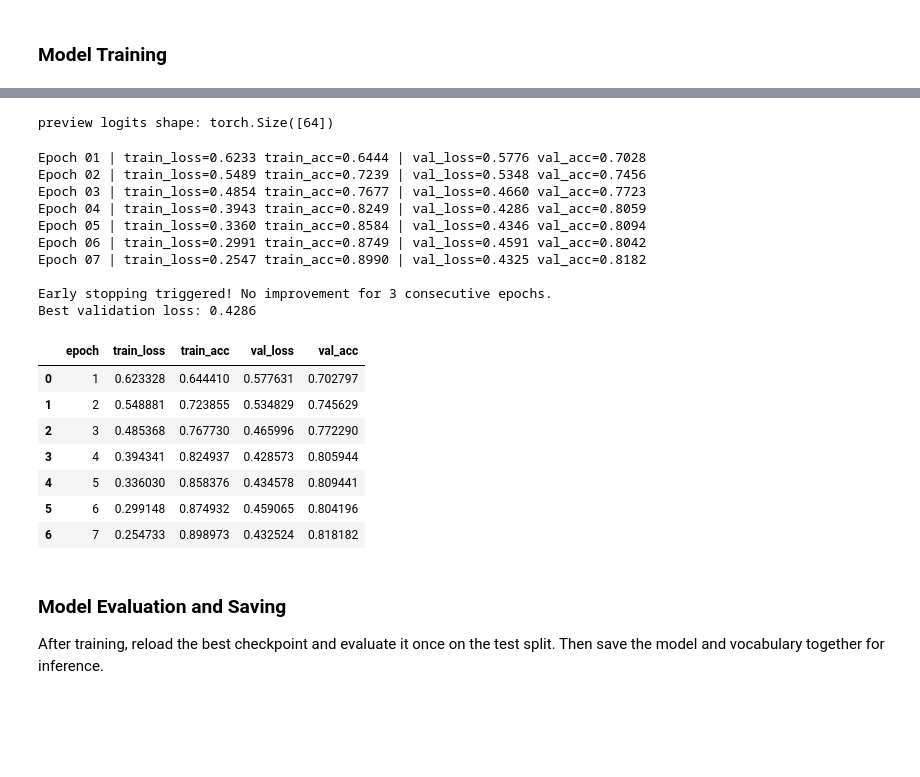
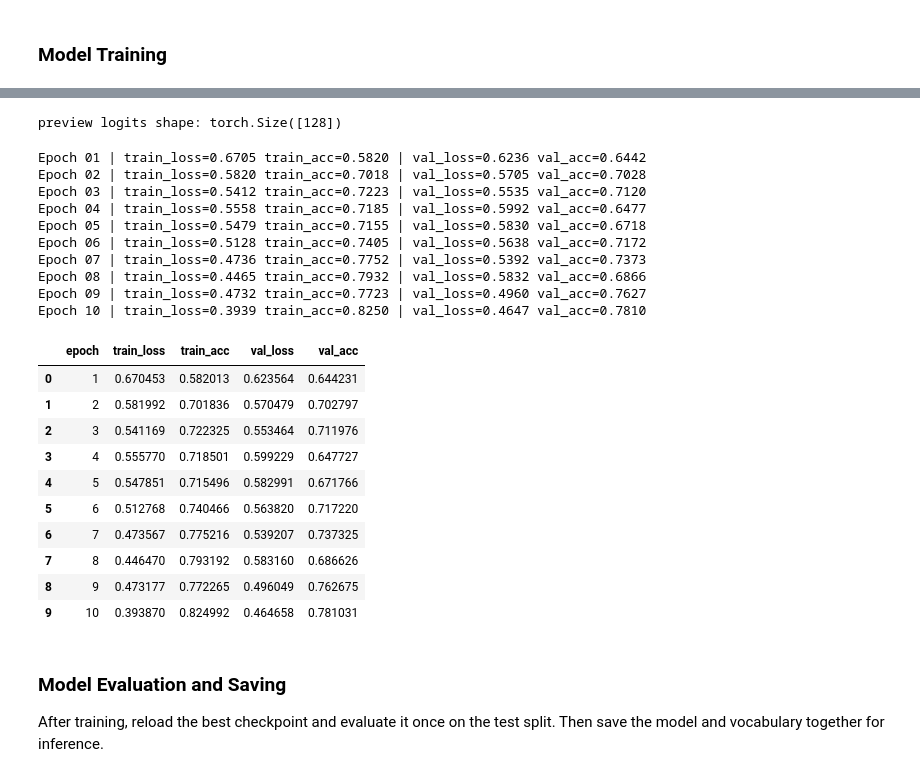
Before and after one commit to lemonmelonn/devanasokan_fyp, a Jupyter notebook: 05_model_training/model2_lstm_new.ipynb, the cells around one changed output, grey strips where cells are left out. Drawn from its saved outputs; the diff is of its cells as text; code cells hidden in the pictures; blank space fills up the shorter version.

```diff
--- a/05_model_training/model2_lstm_new.ipynb
+++ b/05_model_training/model2_lstm_new.ipynb
@@ -40,7 +42,8 @@ print(f"Using device: {device}")
 Using device: cuda
 # %%
 # Set up Hugging Face cache directory
-cache_dir = Path(r"C:/Users/User/Documents/devanasokan_fyp/huggingface_cache")
+cache_path = "../huggingface_cache"
+cache_dir = Path(cache_path)
 cache_dir.mkdir(parents=True, exist_ok=True)
 tokenizer = BertTokenizer.from_pretrained("bert-base-uncased", cache_dir=str(cache_dir))
 print(f"Tokenizer vocab size: {len(tokenizer)}")
@@ -59,8 +63,8 @@ test_df = pd.read_csv("C:/Users/User/Documents/devanasokan_fyp/modeldata/test15.
 ratio = "70:15:15"
 # %%
 # Load the datasets (Ratio of 80:10:10 for train, validation, and test sets)
-train_df = pd.read_csv("C:/Users/User/Documents/devanasokan_fyp/modeldata/train80.csv")
-val_df = pd.read_csv("C:/Users/User/Documents/devanasokan_fyp/modeldata/val10.csv")
-test_df = pd.read_csv("C:/Users/User/Documents/devanasokan_fyp/modeldata/test10.csv")
+train_df = pd.read_csv(f"{data_path}/train80.csv")
+val_df = pd.read_csv(f"{data_path}/val10.csv")
+test_df = pd.read_csv(f"{data_path}/test10.csv")
 
 ratio = "80:10:10"
@@ -150,7 +159,7 @@ class LyricsDataset(Dataset):
 g = torch.Generator()
 g.manual_seed(42)
 
-batch_size = 64
+batch_size = 128
 train_loader = DataLoader(
     LyricsDataset(train_df),
     batch_size=batch_size,
@@ -172,11 +181,11 @@ class LSTMClassifier(nn.Module):
     def __init__(
         self,
         vocab_size: int,
-        embedding_dim: int = 128,
-        hidden_dim: int = 128,
-        num_layers: int = 2,
+        embedding_dim: int = 64,
+        hidden_dim: int = 64,
+        num_layers: int = 1,
         bidirectional: bool = True,
-        dropout: float = 0.3,
+        dropout: float = 0.0,
     ):
         super().__init__()
         self.embedding = nn.Embedding(vocab_size, embedding_dim, padding_idx=tokenizer.pad_token_id)
@@ -263,10 +272,12 @@ with torch.no_grad():
     preview_logits = model(batch_input_ids.to(device), batch_lengths.to(device))
 print("preview logits shape:", preview_logits.shape)
 # %% [output]
-preview logits shape: torch.Size([64])
+preview logits shape: torch.Size([128])
 # %%
+# Training LSTM model over 10 epochs with early stopping based on validation loss
+
 num_epochs = 10
-best_val_loss = float("inf")
+best_val_acc = 0
 best_model_path = Path("lstm_lyrics_classifier.pt")
 history = []
 
@@ -279,56 +290,59 @@ for epoch in range(1, num_epochs + 1):
     val_loss, val_acc, _, _, _ = run_epoch(val_loader, training=False)
 
     history.append(
         {
             "epoch": epoch,
             "train_loss": train_loss,
             "train_acc": train_acc,
             "val_loss": val_loss,
             "val_acc": val_acc,
         }
     )
 
     print(
         f"Epoch {epoch:02d} | "
         f"train_loss={train_loss:.4f} train_acc={train_acc:.4f} | "
         f"val_loss={val_loss:.4f} val_acc={val_acc:.4f}"
     )
 
-    # Check if validation loss improved
-    if val_loss < best_val_loss:
-        best_val_loss = val_loss
-        patience_counter = 0  # Reset patience counter when loss improves
+    # Check if validation accuracy improved
+    if val_acc > best_val_acc:
+        best_val_acc = val_acc
+        patience_counter = 0  # Reset patience counter when accuracy improves
         torch.save(model.state_dict(), best_model_path)
     else:
-        patience_counter += 1  # Increment patience counter when loss doesn't improve
+        patience_counter += 1  # Increment patience counter when accuracy doesn't improve
 
     # Early stopping logic - break if patience is exceeded
     if patience_counter >= patience:
         print(f"\nEarly stopping triggered! No improvement for {patience} consecutive epochs.")
-        print(f"Best validation loss: {best_val_loss:.4f}")
+        print(f"Best validation accuracy: {best_val_acc:.4f}")
         break
 
 history_df = pd.DataFrame(history)
 history_df
 # %% [output]
-Epoch 01 | train_loss=0.6233 train_acc=0.6444 | val_loss=0.5776 val_acc=0.7028
-Epoch 02 | train_loss=0.5489 train_acc=0.7239 | val_loss=0.5348 val_acc=0.7456
-Epoch 03 | train_loss=0.4854 train_acc=0.7677 | val_loss=0.4660 val_acc=0.7723
-Epoch 04 | train_loss=0.3943 train_acc=0.8249 | val_loss=0.4286 val_acc=0.8059
-Epoch 05 | train_loss=0.3360 train_acc=0.8584 | val_loss=0.4346 val_acc=0.8094
-Epoch 06 | train_loss=0.2991 train_acc=0.8749 | val_loss=0.4591 val_acc=0.8042
-Epoch 07 | train_loss=0.2547 train_acc=0.8990 | val_loss=0.4325 val_acc=0.8182
-
-Early stopping triggered! No improvement for 3 consecutive epochs.
-Best validation loss: 0.4286
+Epoch 01 | train_loss=0.6705 train_acc=0.5820 | val_loss=0.6236 val_acc=0.6442
+Epoch 02 | train_loss=0.5820 train_acc=0.7018 | val_loss=0.5705 val_acc=0.7028
+Epoch 03 | train_loss=0.5412 train_acc=0.7223 | val_loss=0.5535 val_acc=0.7120
+Epoch 04 | train_loss=0.5558 train_acc=0.7185 | val_loss=0.5992 val_acc=0.6477
+Epoch 05 | train_loss=0.5479 train_acc=0.7155 | val_loss=0.5830 val_acc=0.6718
+Epoch 06 | train_loss=0.5128 train_acc=0.7405 | val_loss=0.5638 val_acc=0.7172
+Epoch 07 | train_loss=0.4736 train_acc=0.7752 | val_loss=0.5392 val_acc=0.7373
+Epoch 08 | train_loss=0.4465 train_acc=0.7932 | val_loss=0.5832 val_acc=0.6866
+Epoch 09 | train_loss=0.4732 train_acc=0.7723 | val_loss=0.4960 val_acc=0.7627
+Epoch 10 | train_loss=0.3939 train_acc=0.8250 | val_loss=0.4647 val_acc=0.7810
 |  | epoch | train_loss | train_acc | val_loss | val_acc |
-| 0 | 1 | 0.623328 | 0.644410 | 0.577631 | 0.702797 |
-| 1 | 2 | 0.548881 | 0.723855 | 0.534829 | 0.745629 |
-| 2 | 3 | 0.485368 | 0.767730 | 0.465996 | 0.772290 |
-| 3 | 4 | 0.394341 | 0.824937 | 0.428573 | 0.805944 |
-| 4 | 5 | 0.336030 | 0.858376 | 0.434578 | 0.809441 |
-| 5 | 6 | 0.299148 | 0.874932 | 0.459065 | 0.804196 |
-| 6 | 7 | 0.254733 | 0.898973 | 0.432524 | 0.818182 |
+| 0 | 1 | 0.670453 | 0.582013 | 0.623564 | 0.644231 |
+| 1 | 2 | 0.581992 | 0.701836 | 0.570479 | 0.702797 |
+| 2 | 3 | 0.541169 | 0.722325 | 0.553464 | 0.711976 |
+| 3 | 4 | 0.555770 | 0.718501 | 0.599229 | 0.647727 |
+| 4 | 5 | 0.547851 | 0.715496 | 0.582991 | 0.671766 |
+| 5 | 6 | 0.512768 | 0.740466 | 0.563820 | 0.717220 |
+| 6 | 7 | 0.473567 | 0.775216 | 0.539207 | 0.737325 |
+| 7 | 8 | 0.446470 | 0.793192 | 0.583160 | 0.686626 |
+| 8 | 9 | 0.473177 | 0.772265 | 0.496049 | 0.762675 |
+| 9 | 10 | 0.393870 | 0.824992 | 0.464658 | 0.781031 |
 # %% [markdown]
 ### Model Evaluation and Saving
 
```
Also changed, not shown: parts of 12 cells of this notebook, 3 other files.
